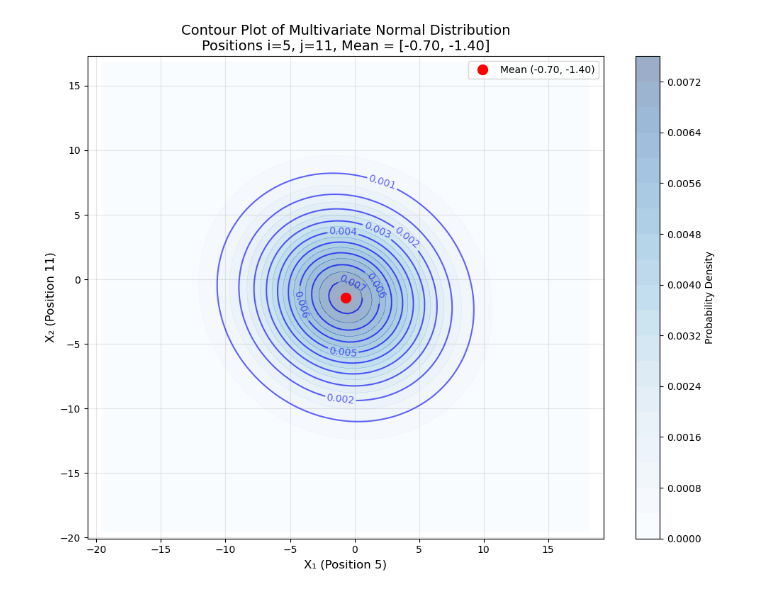
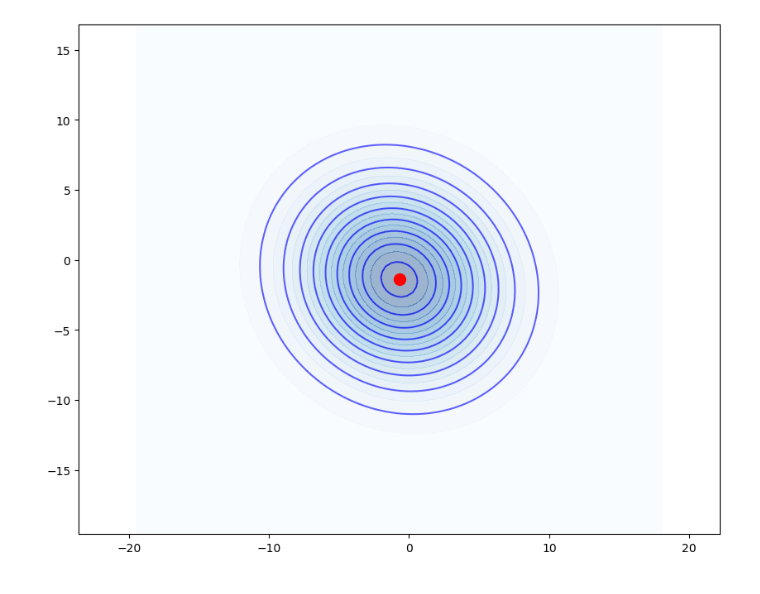
Before and after one commit to Stellenbosch-University-Process-Eng/M.Eng-Data-Analytics-General-Topics, a Jupyter notebook: notebooks/GaussianProcessRegression.ipynb, the cells around one changed output. Saved outputs shown, nothing was run; the diff lists cells and outputs as text; code cells hidden in the pictures.

```diff
--- a/notebooks/GaussianProcessRegression.ipynb
+++ b/notebooks/GaussianProcessRegression.ipynb
@@ -56,22 +32,8 @@ plt.show()
 np.random.seed(42)
 
 # Create a random 20x1 mean vector
-mean_vector = np.random.randn(20) * 3  # Scale by 3 for more interesting values
+mean_vector = np.random.randn(20) * 3
 
 # Create a random positive definite 20x20 covariance matrix
-# Method: Generate a random matrix A, then compute A @ A.T to ensure positive definiteness
 A = np.random.randn(20, 20)
-covariance_matrix = A @ A.T
-
-# Add small diagonal term to ensure numerical stability
-covariance_matrix += 0.1 * np.eye(20)
-
-print(f"Mean vector shape: {mean_vector.shape}")
-print(f"Covariance matrix shape: {covariance_matrix.shape}")
-print(f"Mean vector (first 5 elements): {mean_vector[:5]}")
-print(f"Diagonal of covariance matrix (first 5 elements): {np.diag(covariance_matrix)[:5]}")
-
-# Verify positive definiteness by checking eigenvalues
-eigenvalues = np.linalg.eigvals(covariance_matrix)
-print(f"Minimum eigenvalue: {np.min(eigenvalues):.6f} (should be positive)")
-print(f"All eigenvalues positive: {np.all(eigenvalues > 0)}")
+covariance_matrix = A @ A.T + 0.1 * np.eye(20)
@@ -222,75 +160,27 @@ Standard deviation range: [3.030, 5.184]
 # %%
 # Extract 2D multivariate normal distribution parameters for i=5, j=11
 i, j = 5, 11
-
-# Extract the 2D mean vector
 mean_2d = np.array([mean_vector[i], mean_vector[j]])
-
-# Extract the 2x2 covariance matrix
 cov_2d = np.array([[covariance_matrix[i, i], covariance_matrix[i, j]],
                    [covariance_matrix[j, i], covariance_matrix[j, j]]])
 
-print(f"2D Mean vector for positions ({i}, {j}): {mean_2d}")
-print(f"2D Covariance matrix:\n{cov_2d}")
-
-# Verify that the covariance matrix is positive definite
-eigenvals_2d = np.linalg.eigvals(cov_2d)
-print(f"Eigenvalues of 2D covariance matrix: {eigenvals_2d}")
-print(f"Is positive definite: {np.all(eigenvals_2d > 0)}")
-
-# Create a grid of points for the contour plot
-# Determine appropriate range based on means and standard deviations
+# Create grid and calculate PDF
 std_i = np.sqrt(cov_2d[0, 0])
 std_j = np.sqrt(cov_2d[1, 1])
-
 x_range = mean_2d[0] + np.array([-4*std_i, 4*std_i])
 y_range = mean_2d[1] + np.array([-4*std_j, 4*std_j])
-
 x = np.linspace(x_range[0], x_range[1], 100)
 y = np.linspace(y_range[0], y_range[1], 100)
 X, Y = np.meshgrid(x, y)
-
-# Stack the grid points into a 2D array
 pos = np.dstack((X, Y))
-
-# Create the multivariate normal distribution
 rv_2d = multivariate_normal(mean_2d, cov_2d)
-
-# Calculate the probability density function values
 Z = rv_2d.pdf(pos)
 
-# Create the contour plot
+# Create contour plot
 plt.figure(figsize=(10, 8))
-contour = plt.contour(X, Y, Z, levels=10, colors='blue', alpha=0.6)
-contourf = plt.contourf(X, Y, Z, levels=20, cmap='Blues', alpha=0.4)
-
-# Add contour labels
-plt.clabel(contour, inline=True, fontsize=10, fmt='%.3f')
-
-# Add colorbar
-plt.colorbar(contourf, label='Probability Density')
-
-# Mark the mean point
-plt.plot(mean_2d[0], mean_2d[1], 'ro', markersize=10, label=f'Mean ({mean_2d[0]:.2f}, {mean_2d[1]:.2f})')
-
-# Add labels and title
-plt.xlabel(f'X₁ (Position {i})', fontsize=12)
-plt.ylabel(f'X₂ (Position {j})', fontsize=12)
-plt.title(f'Contour Plot of Multivariate Normal Distribution\nPositions i={i}, j={j}, Mean = [{mean_2d[0]:.2f}, {mean_2d[1]:.2f}]', fontsize=14)
-plt.legend()
-plt.grid(True, alpha=0.3)
-
-# Make the plot square to preserve aspect ratio
+plt.contour(X, Y, Z, levels=10, colors='blue', alpha=0.6)
+plt.contourf(X, Y, Z, levels=20, cmap='Blues', alpha=0.4)
+plt.plot(mean_2d[0], mean_2d[1], 'ro', markersize=10)
 plt.axis('equal')
-
-plt.tight_layout()
 plt.show()
-
-# Print additional statistics
-correlation = cov_2d[0, 1] / (std_i * std_j)
-print(f"\nAdditional Statistics:")
-print(f"Standard deviation at position {i}: {std_i:.3f}")
-print(f"Standard deviation at position {j}: {std_j:.3f}")
-print(f"Correlation coefficient between positions {i} and {j}: {correlation:.3f}")
-print(f"Covariance between positions {i} and {j}: {cov_2d[0, 1]:.3f}")
 # %% [output]
@@ -303 +187 @@ Is positive definite: True
-[figure, old version]
+[figure, new version]
```
Also changed, not shown: parts of 19 cells of this notebook.
